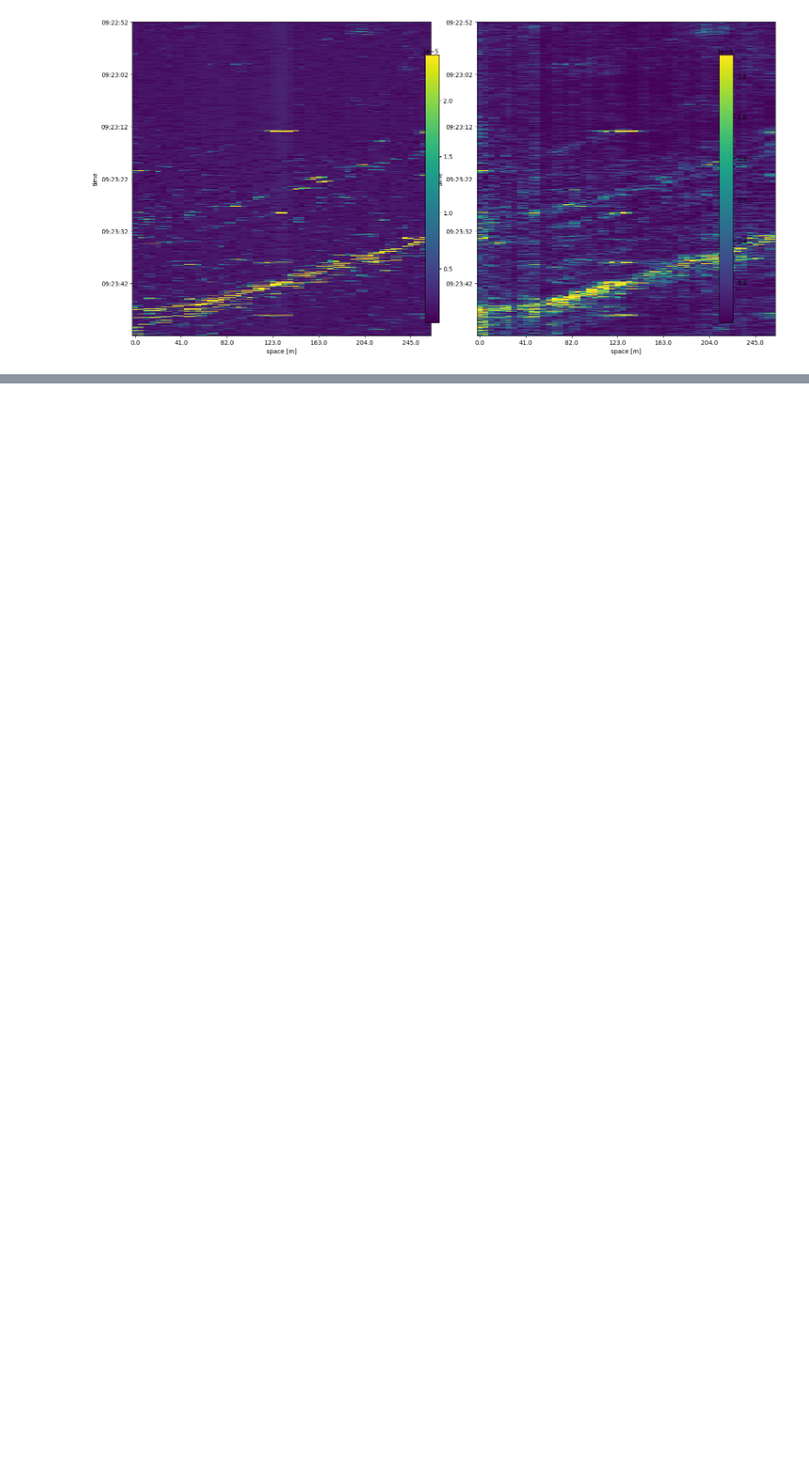
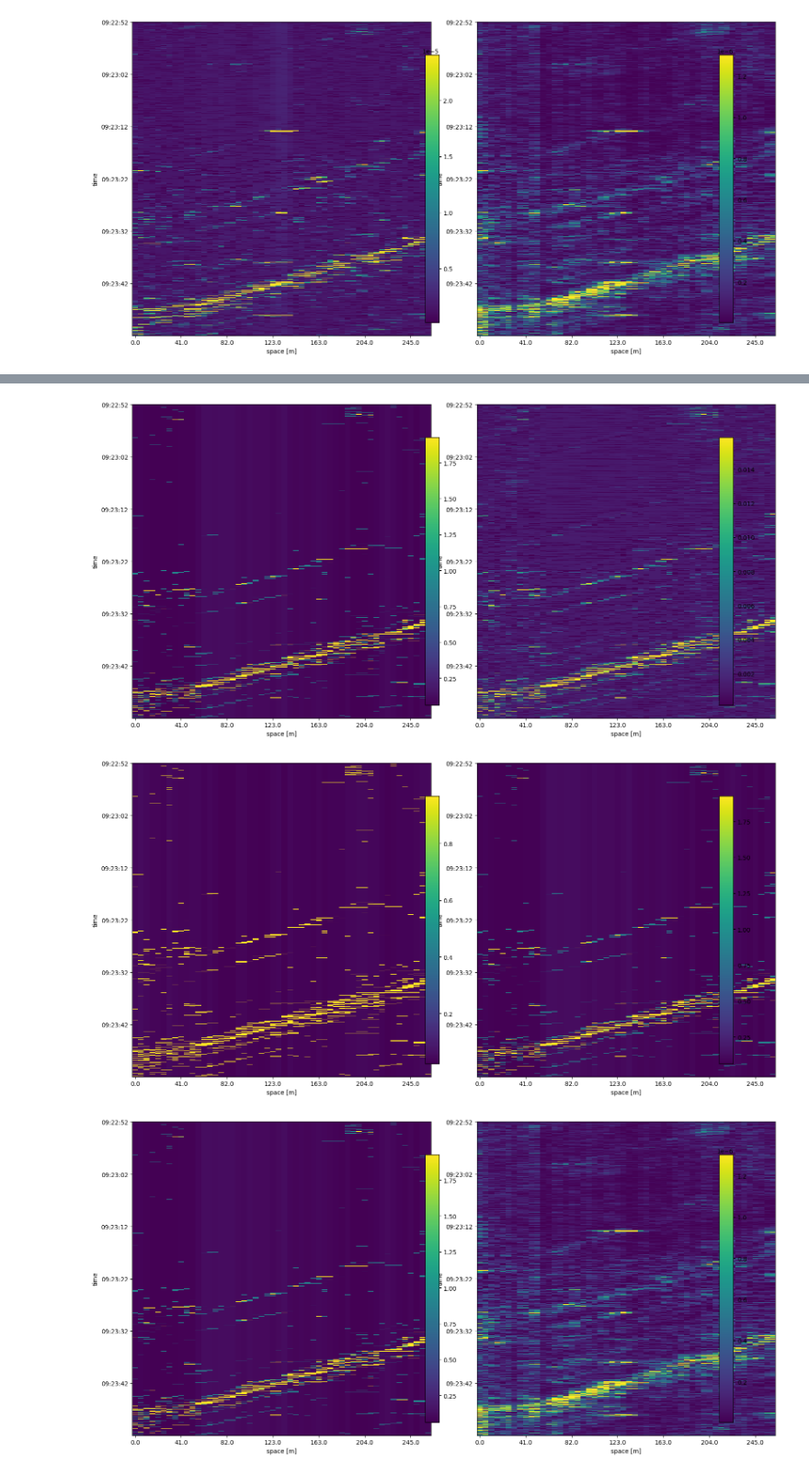
Before and after one commit to miczkejedrzej/Cv1_project, a Jupyter notebook: project1/final_notebook.ipynb, the cells around one changed output, grey strips where cells are left out. Shown at 92% size. Cells and saved outputs as stored; diff of their text form; code cells hidden in the pictures; blank space fills up the shorter version.

```diff
--- a/project1/final_notebook.ipynb
+++ b/project1/final_notebook.ipynb
@@ -149,6 +151,21 @@ Unfortunately the data is inherently noisy which makes it difficult to process w
 
 3. Last approach we tried to convert the image to the frequency domain and see , the frequencies distribution, and get rid of the high frequencies corresponding most likely to the noise.
 # %%
+'''binarization of data, setting a number of bins for data'''
+def rescale_data(df,scaling_parameter,ret_dataframe=True):
+    data = df.to_numpy()
+    data = np.floor(data *scaling_parameter)
+    data = data.astype(np.uint8)
+    if ret_dataframe:
+        return pd.DataFrame(data, index=df.index, columns=df.columns)
+    else:
+        return data
+
+
+
+
+
+
 '''just subtracting the mean of the noise observed on the data, where only noise were'''
 def mean_denoising(noise,image,constant, ret_dataframe = True,threshold=None):
     img = image.to_numpy()
@@ -419,0 +818,17 @@ True
+# %%
+#would be probably desired to do some working kind of dilation beforhand
+binarized = rescale_data(downsampled_median_normalized,scaling_parameter=150)
+plotting_function([binarized,downsampled_median_normalized],True)
+
+
+gamma_corrected = gamma_correction(binarized,1.2,True)
+
+
+plotting_function([gamma_corrected,binarized],True)
+
+
+plotting_function([binarized,dfs[0]],True)
+# %% [output]
+[figure, added]
+[figure, added]
+[figure, added]
```
Also changed, not shown: parts of 16 cells of this notebook.
